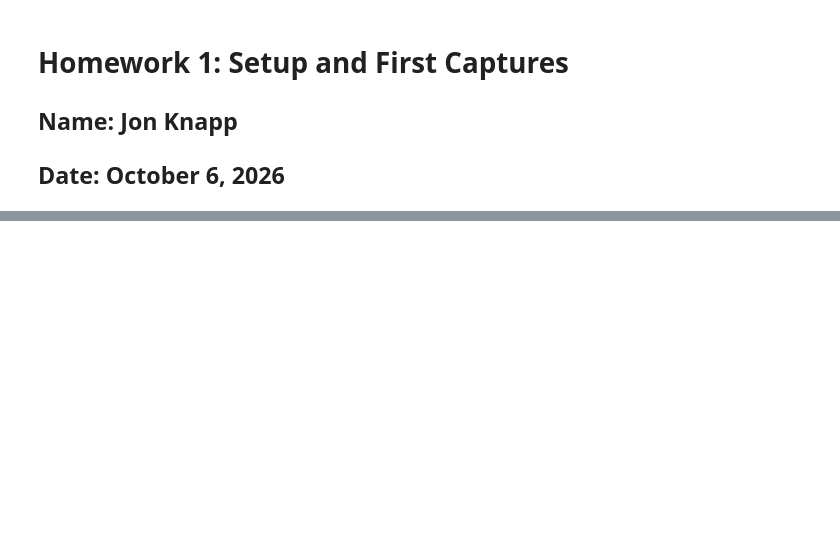
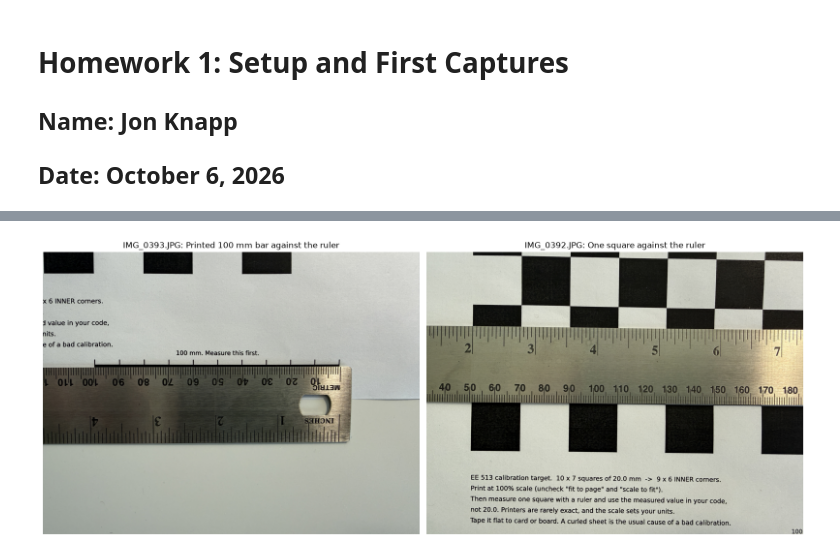
Before and after one commit to Jon-Knapp/EE513, a Jupyter notebook: Setup and First Captures.ipynb, the cells around one changed output, grey strips where cells are left out. Drawn from its saved outputs; the diff is of its cells as text; code cells hidden in the pictures; blank space fills up the shorter version.

```diff
--- a/Setup and First Captures.ipynb
+++ b/Setup and First Captures.ipynb
@@ -99,0 +126,20 @@ Not used until week 6, but the course environment installs them now: torch 2.11.
+# %%
+from pathlib import Path
+import matplotlib.pyplot as plt
+from PIL import Image, ImageOps
+
+ruler_photos = {
+    "IMG_0393.JPG": "Printed 100 mm bar against the ruler",
+    "IMG_0392.JPG": "One square against the ruler",
+}
+
+fig, axes = plt.subplots(1, 2, figsize=(16, 6.5))
+for ax, (name, caption) in zip(axes, ruler_photos.items()):
+    img = ImageOps.exif_transpose(Image.open(Path("Image Captures") / name))
+    ax.imshow(img)
+    ax.set_title(f"{name}: {caption}")
+    ax.axis("off")
+fig.tight_layout()
+plt.show()
+# %% [output]
+[figure, added]
```
Also changed, not shown: parts of 35 cells of this notebook, 3 other files.
